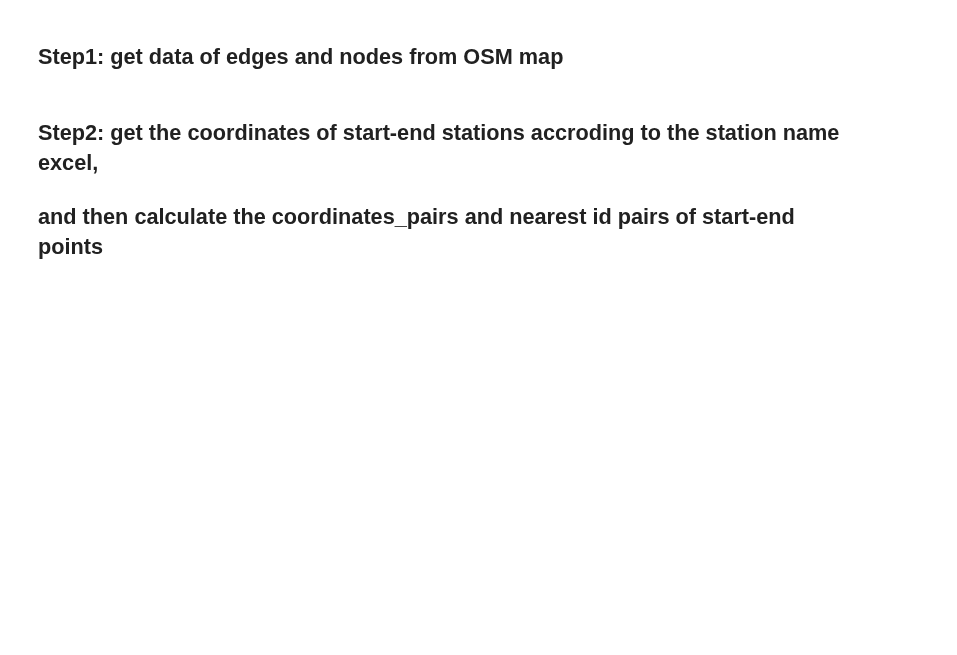
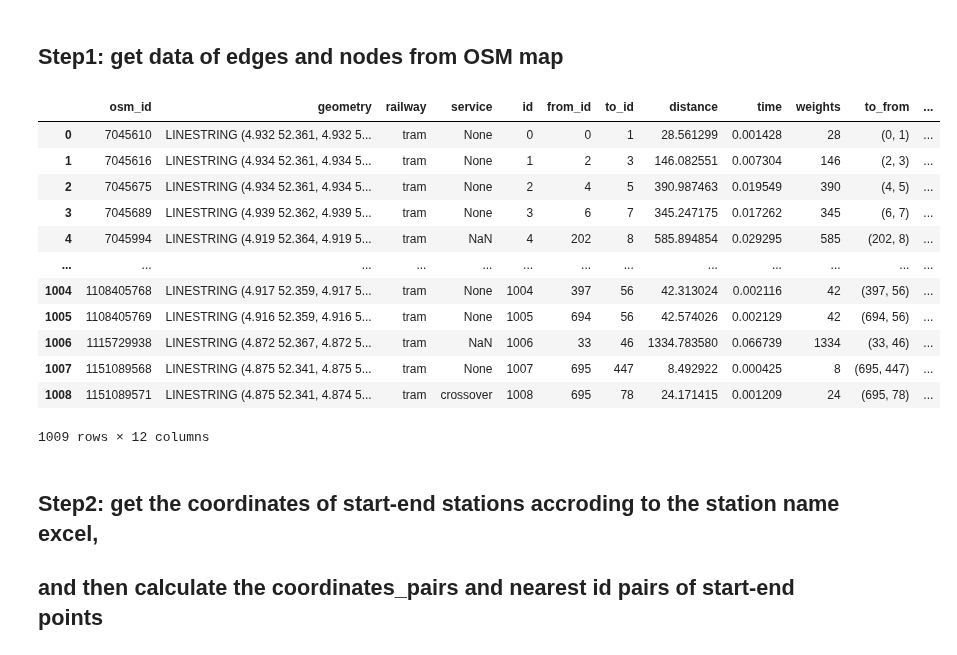
Before and after one commit to SYuGao/uvmt, a Jupyter notebook: notebooks/am_tram_network_modelling.ipynb, the cells around one changed output. Drawn from its saved outputs; the diff is of its cells as text; code cells hidden in the pictures; blank space fills up the shorter version.

```diff
--- a/notebooks/am_tram_network_modelling.ipynb
+++ b/notebooks/am_tram_network_modelling.ipynb
@@ -732,6 +735,22 @@ edges = expand_edges(edges)
 
 
 # gpd.GeoDataFrame(edges.copy()).plot(ax=ax,zorder=0)
+# %%
+edges
+# %% [output]
+|  | osm_id | geometry | railway | service | id | from_id | to_id | distance | time | weights | to_from | ... |
+| 0 | 7045610 | LINESTRING (4.932 52.361, 4.932 5... | tram | None | 0 | 0 | 1 | 28.561299 | 0.001428 | 28 | (0, 1) | ... |
+| 1 | 7045616 | LINESTRING (4.934 52.361, 4.934 5... | tram | None | 1 | 2 | 3 | 146.082551 | 0.007304 | 146 | (2, 3) | ... |
+| 2 | 7045675 | LINESTRING (4.934 52.361, 4.934 5... | tram | None | 2 | 4 | 5 | 390.987463 | 0.019549 | 390 | (4, 5) | ... |
+| 3 | 7045689 | LINESTRING (4.939 52.362, 4.939 5... | tram | None | 3 | 6 | 7 | 345.247175 | 0.017262 | 345 | (6, 7) | ... |
+| 4 | 7045994 | LINESTRING (4.919 52.364, 4.919 5... | tram | NaN | 4 | 202 | 8 | 585.894854 | 0.029295 | 585 | (202, 8) | ... |
+| ... | ... | ... | ... | ... | ... | ... | ... | ... | ... | ... | ... | ... |
+| 1004 | 1108405768 | LINESTRING (4.917 52.359, 4.917 5... | tram | None | 1004 | 397 | 56 | 42.313024 | 0.002116 | 42 | (397, 56) | ... |
+| 1005 | 1108405769 | LINESTRING (4.916 52.359, 4.916 5... | tram | None | 1005 | 694 | 56 | 42.574026 | 0.002129 | 42 | (694, 56) | ... |
+| 1006 | 1115729938 | LINESTRING (4.872 52.367, 4.872 5... | tram | NaN | 1006 | 33 | 46 | 1334.783580 | 0.066739 | 1334 | (33, 46) | ... |
+| 1007 | 1151089568 | LINESTRING (4.875 52.341, 4.875 5... | tram | None | 1007 | 695 | 447 | 8.492922 | 0.000425 | 8 | (695, 447) | ... |
+| 1008 | 1151089571 | LINESTRING (4.875 52.341, 4.874 5... | tram | crossover | 1008 | 695 | 78 | 24.171415 | 0.001209 | 24 | (695, 78) | ... |
+1009 rows × 12 columns
 # %%
 all_routes = routes(osm_path)
 all_routes
```
Also changed, not shown: parts of 18 cells of this notebook, 6 other files.
